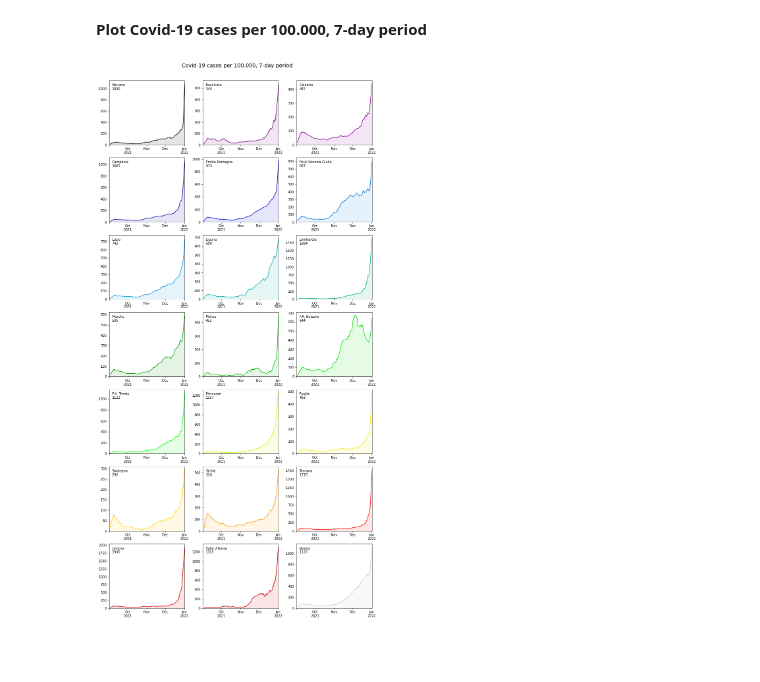
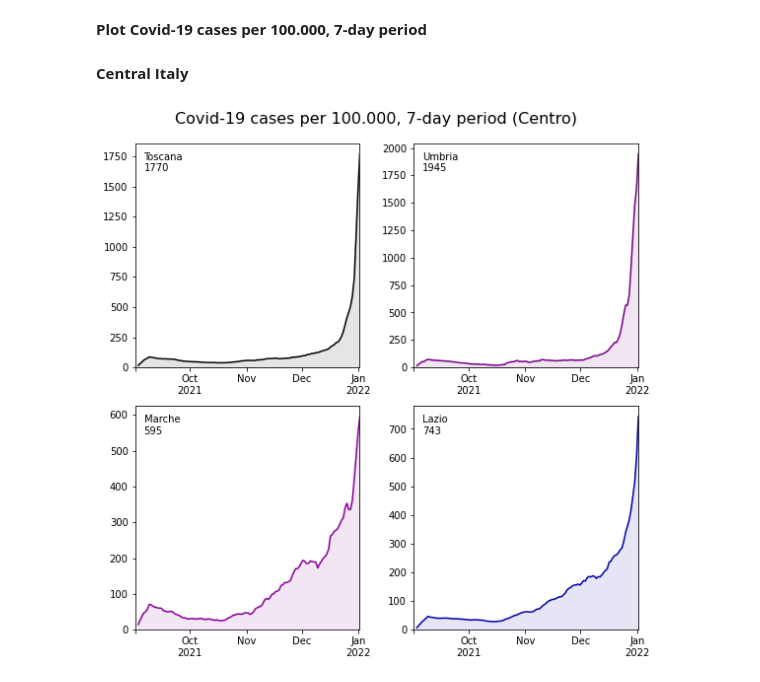
Before and after one commit to enricocid/python-scientific-exercises, a Jupyter notebook: cov_it_0.ipynb, the cells around one changed output. Drawn from its saved outputs; the diff is of its cells as text; code cells hidden in the pictures; blank space fills up the shorter version.

```diff
--- a/cov_it_0.ipynb
+++ b/cov_it_0.ipynb
@@ -73,3 +73,6 @@ df_demo.tail()
 | 207 | 5 | ITH | Nord-Est | ITH3 | Veneto | VEN | ... |
 | 208 | 5 | ITH | Nord-Est | ITH3 | Veneto | VEN | ... |
 | 209 | 5 | ITH | Nord-Est | ITH3 | Veneto | VEN | ... |
+# %%
+codes_by_nut = df_demo.groupby("descrizione_nuts_1")["codice_regione"].apply(set).reset_index()
+codes_by_nut
@@ -76,32 +86,46 @@ df_demo.tail()
 # %% [markdown]
 **Plot Covid-19 cases per 100.000, 7-day period**
-# %%
-fig, ax = plt.subplots(nrows=7, ncols=3, figsize=(12,24))
-fig.suptitle("Covid-19 cases per 100.000, 7-day period", fontsize=16)
-axes = ax.ravel()
-
-cmap =  plt.cm.get_cmap("nipy_spectral", 21)
-
-for i, (code, region) in enumerate(reg_dict.items()):
-      df_ = df[df["codice_regione"]==code]["totale_casi"].diff()
-      pop = df_demo[df_demo["codice_regione"]==code]["totale_generale"].sum()
-      rate = df_.rolling(window=7, min_periods=1).sum()/pop*10**5
-
-      color = c=cmap(i)
-      axes[i].plot(df_.index, rate, c=color)
-      axes[i].fill_between(x=df_.index, y1=rate, color=color, alpha=0.10)
-
-      axes[i].margins(x=0)
-      axes[i].set_ylim(0, )
-
-      ticks, labels = get_xticks_labels(df_.index)
-      axes[i].set_xticks(ticks)
-      axes[i].set_xticklabels(labels)
-
-      at = AnchoredText(f"{region}\n{int(rate[-1])}", frameon=False, loc="upper left")
-      axes[i].add_artist(at)
-fig.tight_layout()
-fig.subplots_adjust(top=0.95)
-plt.show()
-# %% [output]
-[figure, removed]
+# %%
+def plot_cases_per_nut(nut, nrows=2, ncols=2, figsize=(8,8), top=0.925):
+
+      mask = codes_by_nut["descrizione_nuts_1"] == nut
+      codes = list(codes_by_nut[mask]["codice_regione"].values[0])
+
+      fig, ax = plt.subplots(nrows=nrows, ncols=ncols, figsize=figsize)
+      title = f"Covid-19 cases per 100.000, 7-day period ({nut})"
+      fig.suptitle(title, fontsize=16)
+      axes = ax.ravel()
+
+      cmap =  plt.cm.get_cmap("nipy_spectral", 21)
+
+      for i, code in enumerate(codes):
+
+            region = reg_dict[code]
+            df_ = df[df["codice_regione"]==code]["totale_casi"].diff()
+            pop = df_demo[df_demo["codice_regione"]==code]["totale_generale"].sum()
+            rate = df_.rolling(window=7, min_periods=1).sum()/pop*10**5
+
+            color = cmap(i)
+            axes[i].plot(df_.index, rate, c=color)
+            axes[i].fill_between(x=df_.index, y1=rate, color=color, alpha=0.10)
+
+            axes[i].margins(x=0)
+            axes[i].set_ylim(0, )
+
+            ticks, labels = get_xticks_labels(df_.index)
+            axes[i].set_xticks(ticks)
+            axes[i].set_xticklabels(labels)
+
+            at = AnchoredText(f"{region}\n{int(rate[-1])}", frameon=False, loc="upper left")
+            axes[i].add_artist(at)
+            if len(codes)<nrows*ncols:
+                  axes[-1].set_axis_off()
+      fig.tight_layout()
+      fig.subplots_adjust(top=top)
+      plt.show()
+# %% [markdown]
+**Central Italy**
+# %%
+plot_cases_per_nut("Centro")
+# %% [output]
+[figure, added]
```
Also changed, not shown: parts of 9 cells of this notebook.
